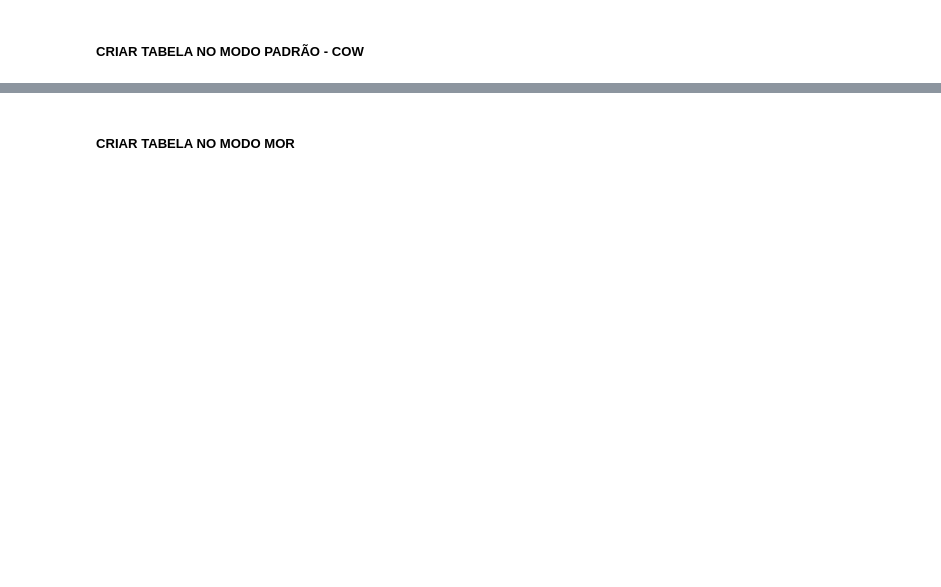
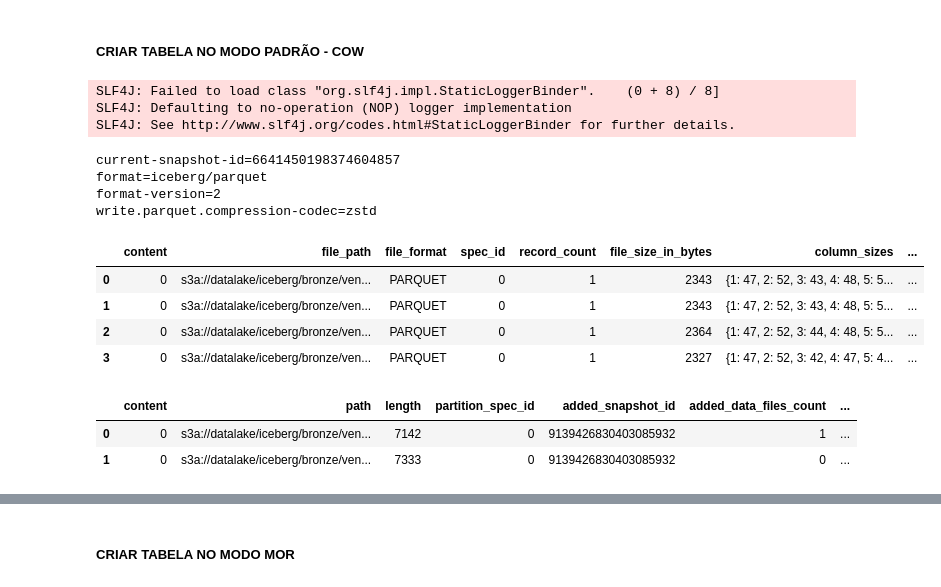
Before and after one commit to ac-gomes/spark-iceberg-3.5.1-1.6.0, a Jupyter notebook: notebook/Engineering/04_Row_level_update.ipynb, the cells around one changed output, grey strips where cells are left out. Cells and saved outputs as stored; diff of their text form; code cells hidden in the pictures; blank space fills up the shorter version.

```diff
--- a/notebook/Engineering/04_Row_level_update.ipynb
+++ b/notebook/Engineering/04_Row_level_update.ipynb
@@ -110,9 +120,13 @@ init_data_df = create_dataframe(columns_schema, init_data)
 ## Escrever tabela no storage
 (
     init_data_df
-    .writeTo("iceberg.bronze.vendas_cow")
+    .writeTo("iceberg.bronze.vendas")
     .createOrReplace()
 )
+# %% [output]
+SLF4J: Failed to load class "org.slf4j.impl.StaticLoggerBinder".    (0 + 8) / 8]
+SLF4J: Defaulting to no-operation (NOP) logger implementation
+SLF4J: See http://www.slf4j.org/codes.html#StaticLoggerBinder for further details.
 # %%
 ## Inserir novos dados
 
@@ -121,7 +135,7 @@ init_data_df = create_dataframe(columns_schema, init_data)
 # feb_data_df.writeTo("iceberg.bronze.vendas_cow").append()
 # %%
 ## Listar configurações do modo padrão de
-extended_info = spark.sql("DESCRIBE EXTENDED iceberg.bronze.vendas_cow")
+extended_info = spark.sql("DESCRIBE EXTENDED iceberg.bronze.vendas")
 
 table_properties = extended_info.filter(extended_info["col_name"] == "Table Properties").take(1)[0][1]
 
@@ -129,11 +143,26 @@ properties = table_properties.strip('[]').split(',')
 
 for item in properties:
     print(f"{item}")
+# %% [output]
+current-snapshot-id=6641450198374604857
+format=iceberg/parquet
+format-version=2
+write.parquet.compression-codec=zstd
 # %%
 ## Listar arquivos de dados
-spark.sql("SELECT * FROM iceberg.bronze.vendas_cow.files;").toPandas()
+spark.sql("SELECT * FROM iceberg.bronze.vendas.files;").toPandas()
+# %% [output]
+|  | content | file_path | file_format | spec_id | record_count | file_size_in_bytes | column_sizes | ... |
+| 0 | 0 | s3a://datalake/iceberg/bronze/ven... | PARQUET | 0 | 1 | 2343 | {1: 47, 2: 52, 3: 43, 4: 48, 5: 5... | ... |
+| 1 | 0 | s3a://datalake/iceberg/bronze/ven... | PARQUET | 0 | 1 | 2343 | {1: 47, 2: 52, 3: 43, 4: 48, 5: 5... | ... |
+| 2 | 0 | s3a://datalake/iceberg/bronze/ven... | PARQUET | 0 | 1 | 2364 | {1: 47, 2: 52, 3: 44, 4: 48, 5: 5... | ... |
+| 3 | 0 | s3a://datalake/iceberg/bronze/ven... | PARQUET | 0 | 1 | 2327 | {1: 47, 2: 52, 3: 42, 4: 47, 5: 4... | ... |
 # %%
 ## Listar arquivos de metadados
-spark.sql("SELECT * FROM iceberg.bronze.vendas_cow.manifests;").toPandas()
+spark.sql("SELECT * FROM iceberg.bronze.vendas.manifests;").toPandas()
+# %% [output]
+|  | content | path | length | partition_spec_id | added_snapshot_id | added_data_files_count | ... |
+| 0 | 0 | s3a://datalake/iceberg/bronze/ven... | 7142 | 0 | 9139426830403085932 | 1 | ... |
+| 1 | 0 | s3a://datalake/iceberg/bronze/ven... | 7333 | 0 | 9139426830403085932 | 0 | ... |
 # %%
 ## Exibir Registro
```
Also changed, not shown: parts of 14 cells of this notebook.
